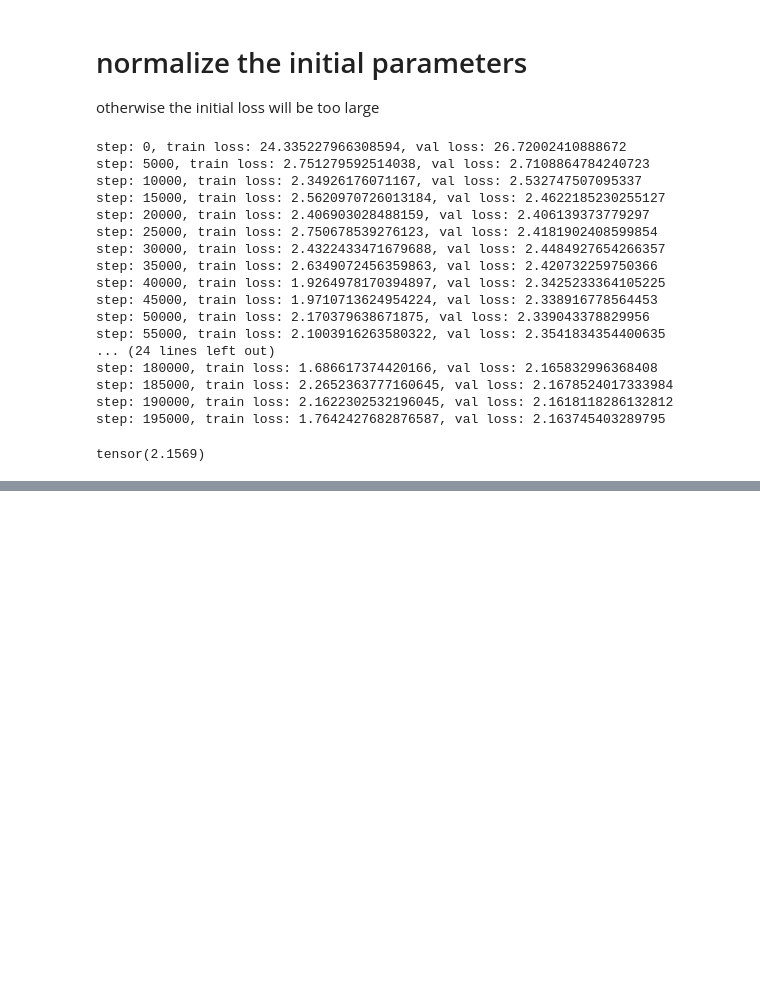
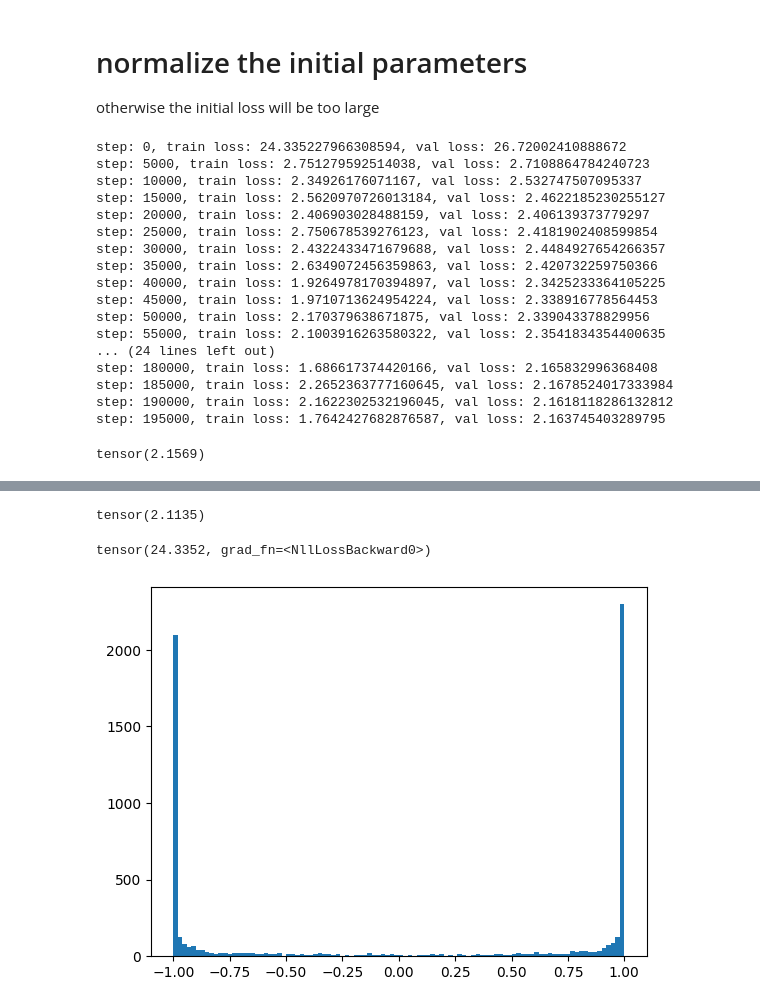
Before and after one commit to xiaobo-yang/my_makemore, a Jupyter notebook: mlp2.ipynb, the cells around one changed output, grey strips where cells are left out. Saved outputs shown, nothing was run; the diff lists cells and outputs as text; code cells hidden in the pictures; blank space fills up the shorter version.

```diff
--- a/mlp2.ipynb
+++ b/mlp2.ipynb
@@ -109,8 +109,6 @@ val_loss
 # %% [output]
 tensor(2.1569)
 # %%
-import torch.nn.functional as F
-
 n_embd = 10
 n_hidden = 200
 
@@ -118,7 +116,7 @@ torch.manual_seed(42)
 C = torch.randn(27, n_embd)
 w1 = torch.randn(n_embd * 3, n_hidden)
 b1 = torch.randn(n_hidden)
-w2 = torch.randn(n_hidden, 27) * 0.01
+w2 = torch.randn(n_hidden, 27) * (n_hidden) ** -0.5
 b2 = torch.randn(27) * 0
 params = [C, w1, b1, w2, b2]
 for p in params:
@@ -175,0 +228,7 @@ tensor(2.1420)
+# %%
+with torch.no_grad():
+    emb = C[X_test].view(X_test.shape[0], -1)
+    logits = torch.tanh(emb @ w1 + b1) @ w2 + b2
+    val_loss = F.cross_entropy(logits, Y_test)
+
+val_loss
@@ -175,0 +291,7 @@ tensor(2.1420)
+# %%
+with torch.no_grad():
+    emb = C[X_test].view(X_test.shape[0], -1)
+    logits = torch.tanh(emb @ w1 + b1) @ w2 + b2
+    val_loss = F.cross_entropy(logits, Y_test)
+
+val_loss
@@ -175,0 +354,43 @@ tensor(2.1420)
+# %%
+with torch.no_grad():
+    emb = C[X_test].view(X_test.shape[0], -1)
+    logits = torch.tanh(emb @ w1 + b1) @ w2 + b2
+    val_loss = F.cross_entropy(logits, Y_test)
+
+val_loss
+# %% [output]
+tensor(2.1135)
+# %%
+n_embd = 10
+n_hidden = 200
+
+torch.manual_seed(42)
+C = torch.randn(27, n_embd)
+w1 = torch.randn(n_embd * 3, n_hidden)
+b1 = torch.randn(n_hidden)
+w2 = torch.randn(n_hidden, 27)
+b2 = torch.randn(27)
+params = [C, w1, b1, w2, b2]
+for p in params:
+    p.requires_grad = True
+
+bs = 32
+n_steps = 200000
+
+
+
+idx = torch.randint(0, X_train.shape[0], (bs,))
+x = X_train[idx]
+y = Y_train[idx]
+emb = C[x].view(x.shape[0], -1)
+hpreact = emb @ w1 + b1
+h = hpreact.tanh()
+logits = h @ w2 + b2
+loss = F.cross_entropy(logits, y)
+
+plt.hist(h.view(-1).tolist(), 100)
+
+loss
+# %% [output]
+tensor(24.3352, grad_fn=<NllLossBackward0>)
+[figure, added]
```
Also changed, not shown: parts of 12 cells of this notebook.
